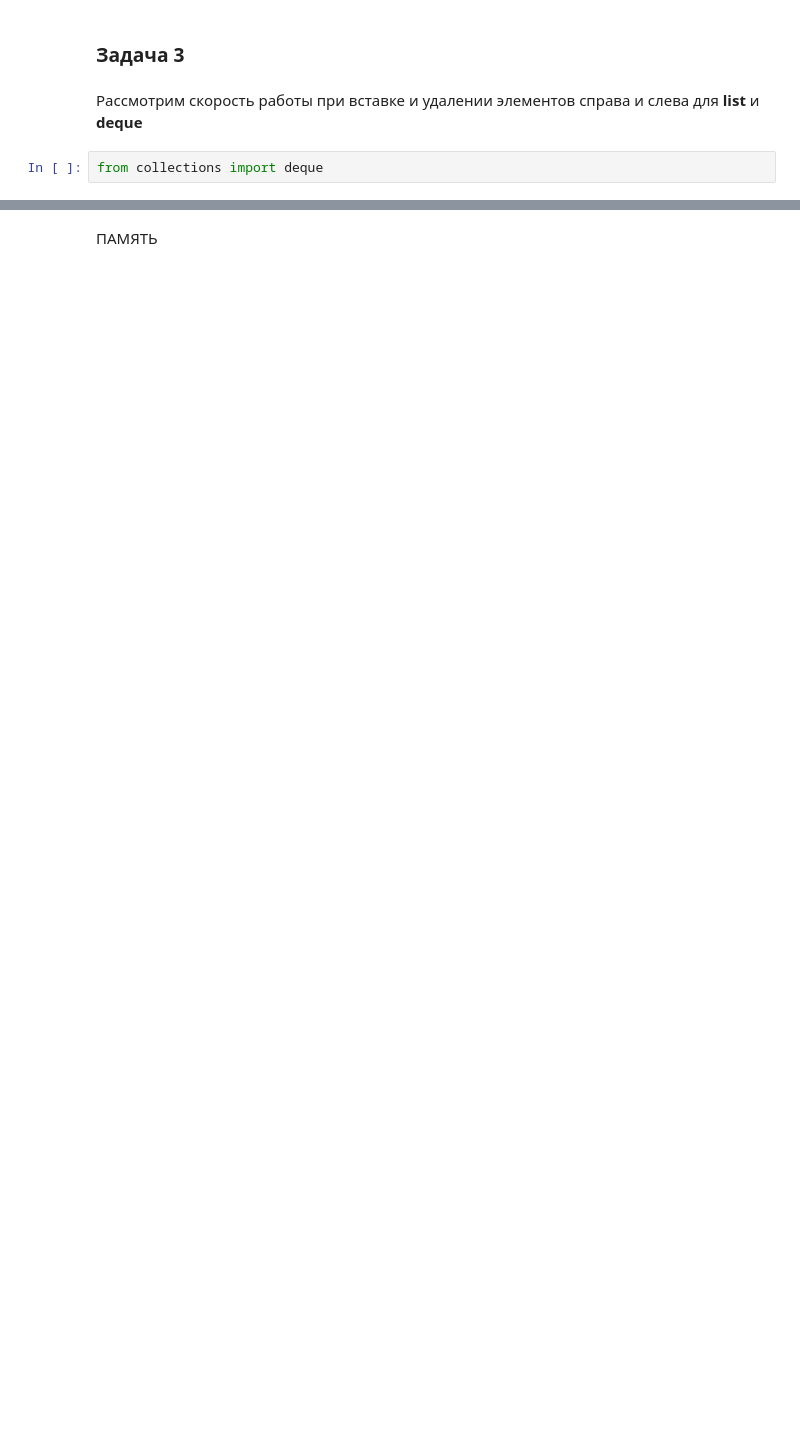
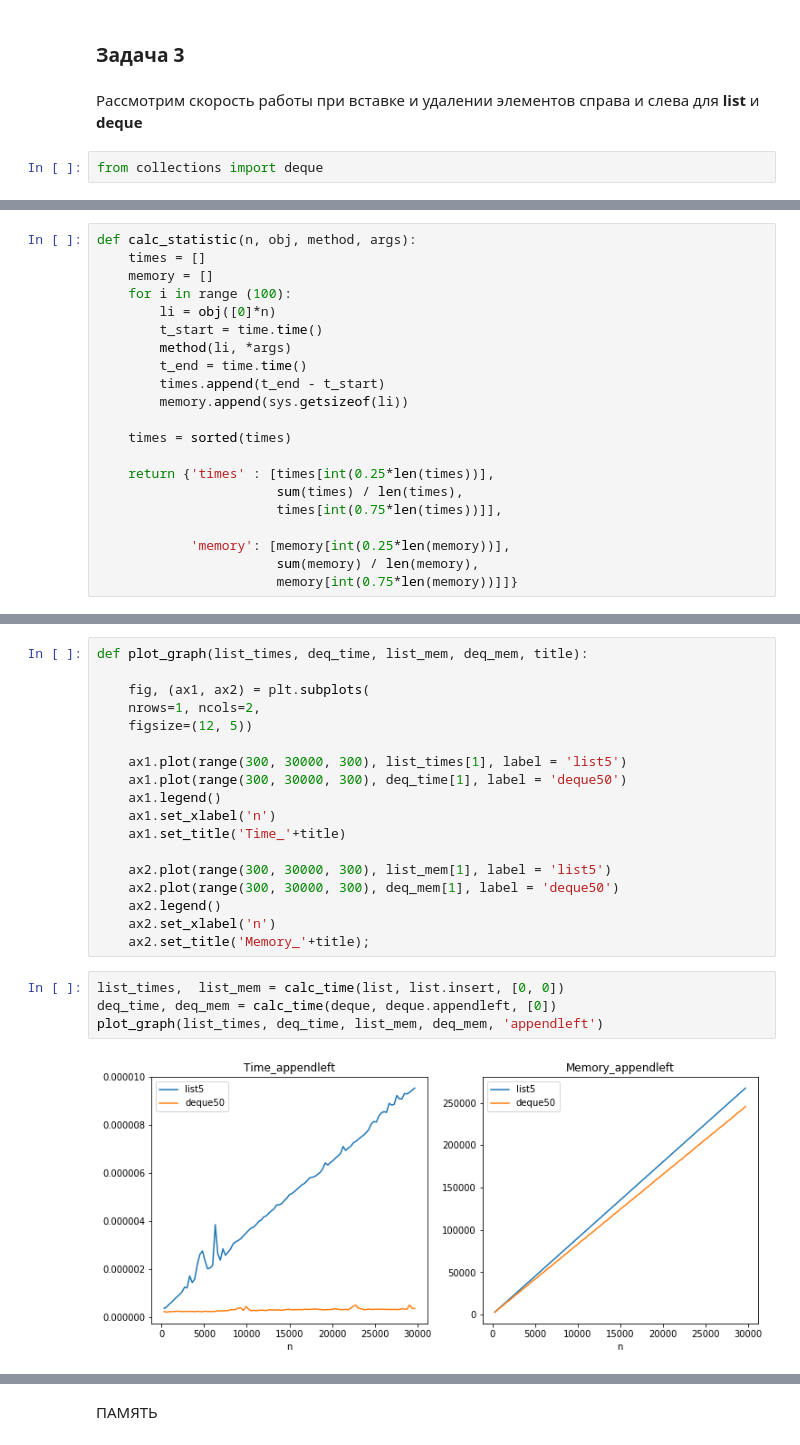
Before and after one commit to umanetz/advanced-Python, a Jupyter notebook: HW1_Umanets.ipynb, the cells around one changed output, grey strips where cells are left out. Cells and saved outputs as stored; diff of their text form; blank space fills up the shorter version.

```diff
--- a/HW1_Umanets.ipynb
+++ b/HW1_Umanets.ipynb
@@ -232,0 +255,21 @@ append/pop middle
+# %%
+def calc_statistic(n, obj, method, args):
+    times = []
+    memory = []
+    for i in range (100):
+        li = obj([0]*n)
+        t_start = time.time()
+        method(li, *args)
+        t_end = time.time()
+        times.append(t_end - t_start)
+        memory.append(sys.getsizeof(li))
+
+    times = sorted(times)
+
+    return {'times' : [times[int(0.25*len(times))],
+                       sum(times) / len(times),
+                       times[int(0.75*len(times))]],
+
+            'memory': [memory[int(0.25*len(memory))],
+                       sum(memory) / len(memory),
+                       memory[int(0.75*len(memory))]]}
@@ -232,0 +304,24 @@ append/pop middle
+# %%
+def plot_graph(list_times, deq_time, list_mem, deq_mem, title):
+
+    fig, (ax1, ax2) = plt.subplots(
+    nrows=1, ncols=2,
+    figsize=(12, 5))
+
+    ax1.plot(range(300, 30000, 300), list_times[1], label = 'list5')
+    ax1.plot(range(300, 30000, 300), deq_time[1], label = 'deque50')
+    ax1.legend()
+    ax1.set_xlabel('n')
+    ax1.set_title('Time_'+title)
+
+    ax2.plot(range(300, 30000, 300), list_mem[1], label = 'list5')
+    ax2.plot(range(300, 30000, 300), deq_mem[1], label = 'deque50')
+    ax2.legend()
+    ax2.set_xlabel('n')
+    ax2.set_title('Memory_'+title);
+# %%
+list_times,  list_mem = calc_time(list, list.insert, [0, 0])
+deq_time, deq_mem = calc_time(deque, deque.appendleft, [0])
+plot_graph(list_times, deq_time, list_mem, deq_mem, 'appendleft')
+# %% [output]
+[figure, added]
```
Also changed, not shown: parts of 44 cells of this notebook.
